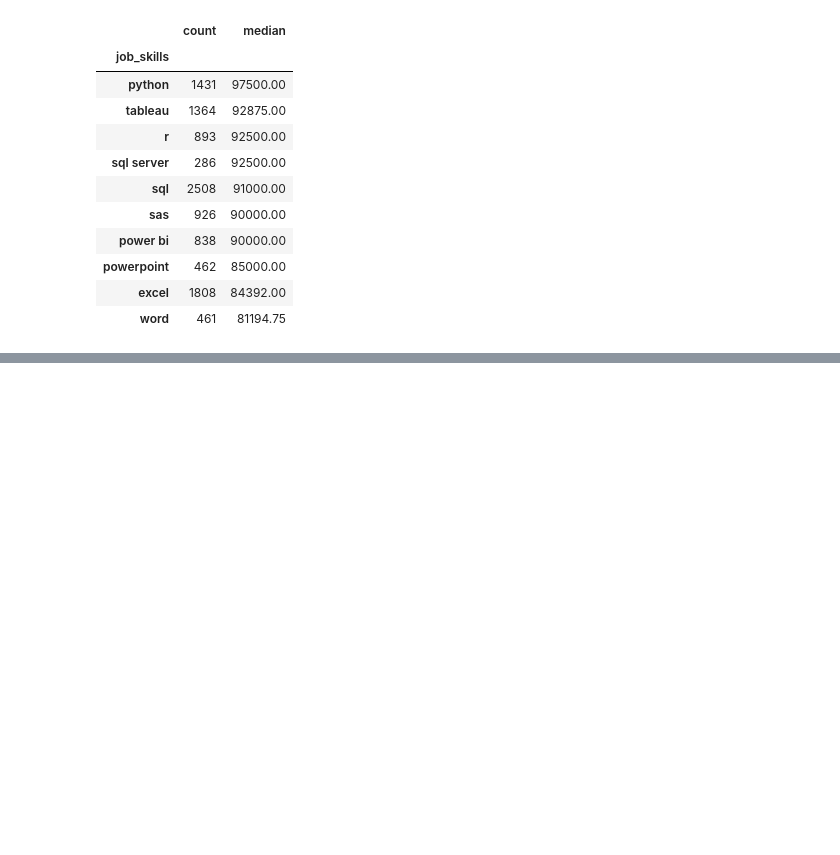
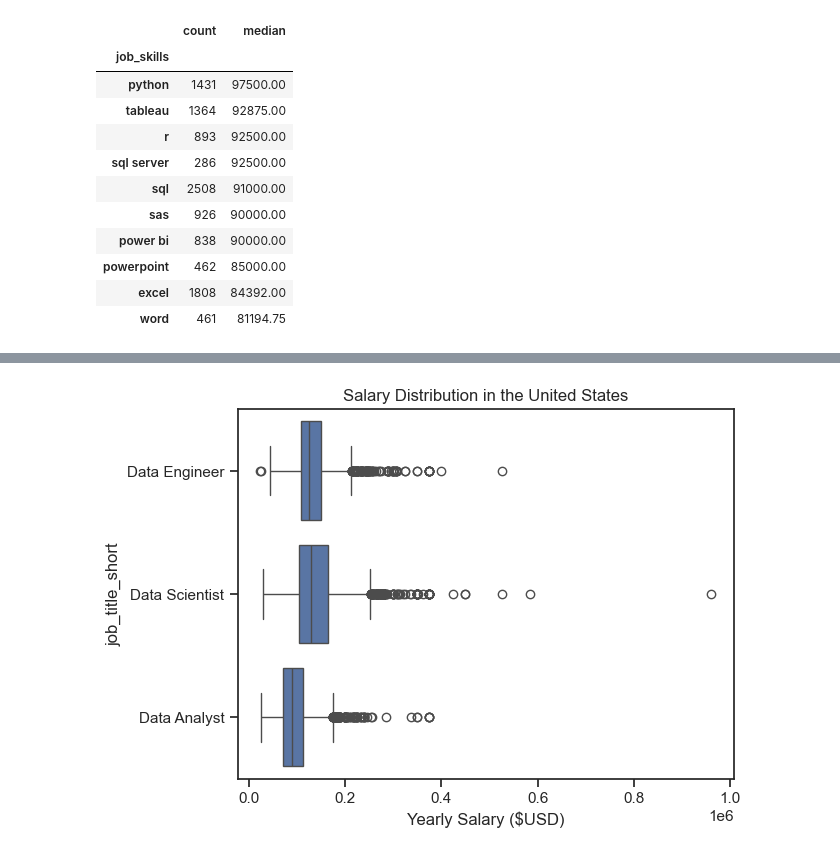
Before and after one commit to vani57/DataAnalytics, a Jupyter notebook: 1_Basics/2_Advanced/20_SEaborn.ipynb, the cells around one changed output, grey strips where cells are left out. Saved outputs shown, nothing was run; the diff lists cells and outputs as text; code cells hidden in the pictures; blank space fills up the shorter version.

```diff
--- a/1_Basics/2_Advanced/20_SEaborn.ipynb
+++ b/1_Basics/2_Advanced/20_SEaborn.ipynb
@@ -92,0 +128,16 @@ fig.tight_layout()
+# %%
+job_titles = ['Data Analyst', 'Data Engineer', 'Data Scientist']
+df_US = df[(df['job_title_short'].isin(job_titles)) & (df['job_country'] =='United States')].copy()
+df_US = df_US.dropna(subset=['salary_year_avg'])
+
+job_list = [df_US[df['job_title_short'] == job_title]['salary_year_avg'] for job_title in job_titles]
+
+sns.boxplot(data=df_US, x='salary_year_avg', y='job_title_short')
+
+plt.title('Salary Distribution in the United States')
+plt.xlabel('Yearly Salary ($USD)')
+#plt.xlim(0,600000)
+#plt.gca().xaxis.set_major_formatter(ticks_x)
+plt.show()
+# %% [output]
+[figure, added]
```
Also changed, not shown: parts of 4 cells of this notebook, 3 other files.
